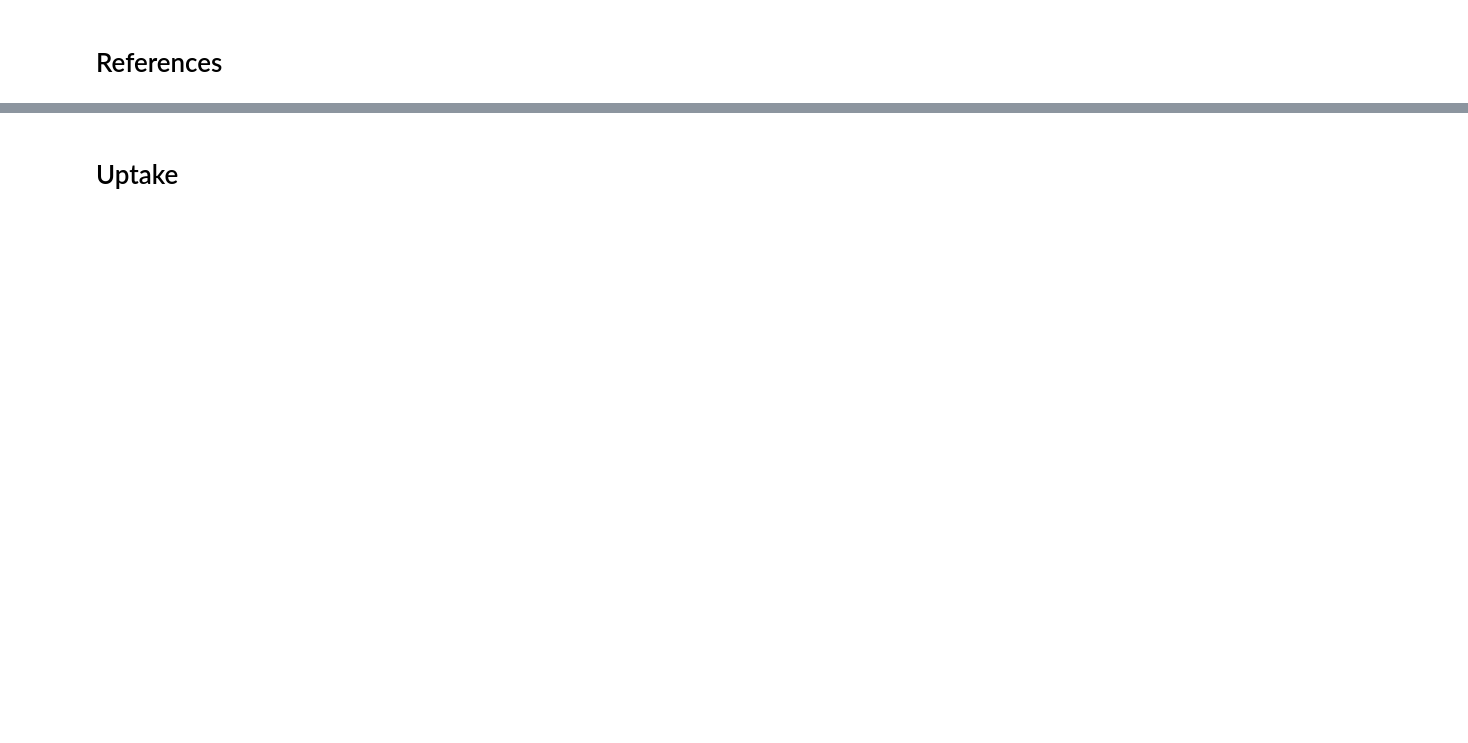
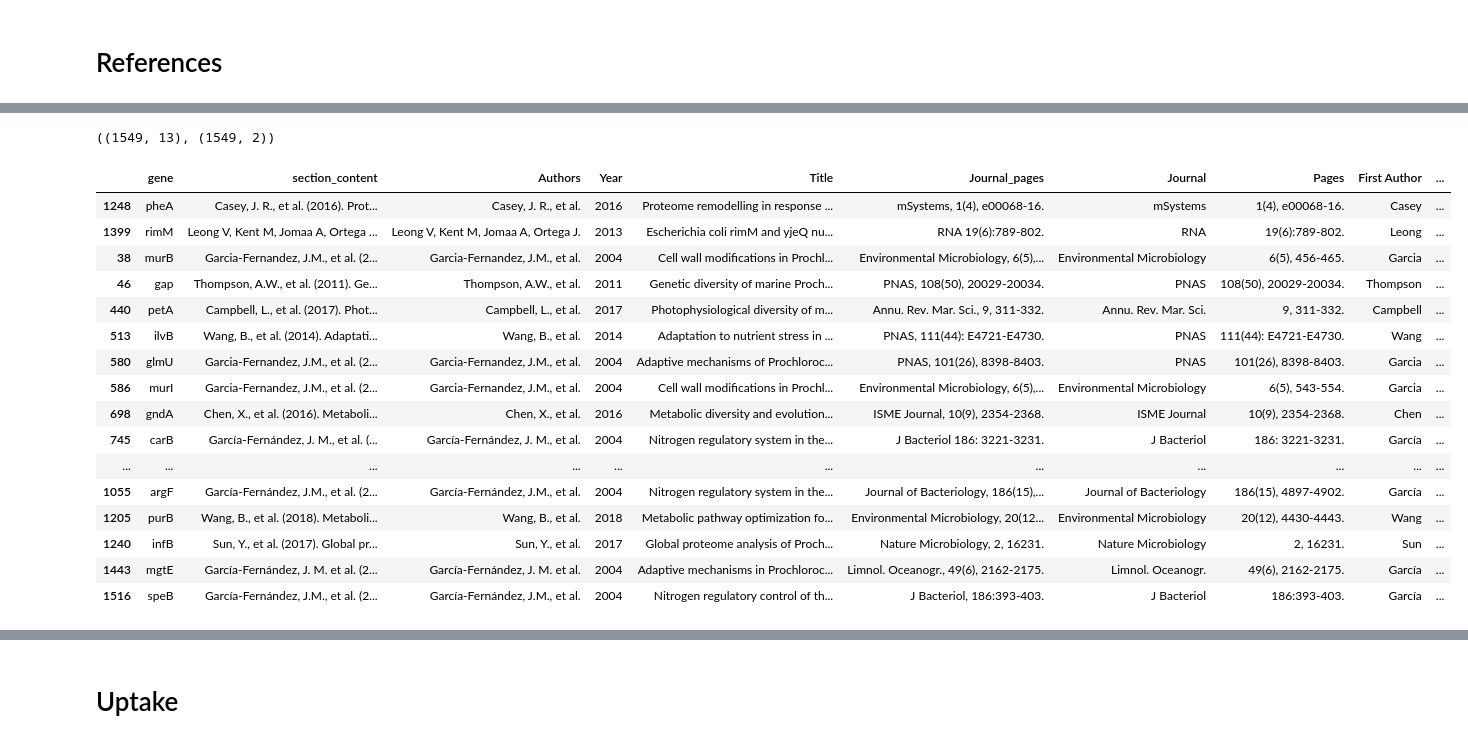
Before and after one commit to wosnat/llm_gene_expression, a Jupyter notebook: Review Paper 1 - single prompt/single prompt display.ipynb, the cells around one changed output, grey strips where cells are left out. Saved outputs shown, nothing was run; the diff lists cells and outputs as text; code cells hidden in the pictures; blank space fills up the shorter version.

```diff
--- a/Review Paper 1 - single prompt/single prompt display.ipynb
+++ b/Review Paper 1 - single prompt/single prompt display.ipynb
@@ -475,0 +409,37 @@ reference_df.drop_duplicates(subset='Title').head(40)
+# %%
+reference_list = reference_df.section_content.to_list()
+with open("reference_list_try1_1.txt", "w", encoding="utf-8") as file:
+    file.write('\n'.join([f'{i}. {v}\n' for i,v in enumerate(reference_list[:900], start=1)]))
+with open("reference_list_try1_2.txt", "w", encoding="utf-8") as file:
+    file.write('\n'.join([f'{i}. {v}\n' for i,v in enumerate(reference_list[900:], start=1)]))
+# %%
+def parse_crossref_entry(entry):
+    # Pattern to extract DOI if present
+    doi_pattern = r'https://doi.org/[^\s]+'
+    # Split entry into lines
+    lines = entry.strip().split('\n')
+
+    # Extract index and reference text
+    index_reference = lines[0]
+    index, reference = index_reference.split('. ', 1)
+
+    # Extract DOI if present
+    doi = np.NaN
+    if len(lines) > 1:
+        doi_line = lines[1].strip()
+        if doi_line.startswith('https://doi.org/'):
+            doi = doi_line
+    return dict(Reference=reference, doi=doi)
+
+def parse_crossref(fpath):
+    with open(fpath, "r", encoding="utf-8") as file:
+        crossref_text = file.read()
+        # Split the references into individual entries
+        entries = crossref_text.strip().split('\n \n')
+
+        return pd.DataFrame([parse_crossref_entry(entry) for entry in entries])
+crossref_res_df = pd.concat([
+    parse_crossref("reference_list_try1_crossref_1.txt"),
+    parse_crossref("reference_list_try1_crossref_2.txt"),
+], ignore_index=True)
+crossref_res_df
@@ -475,0 +460,2 @@ reference_df.drop_duplicates(subset='Title').head(40)
+# %%
+reference_df[['crossref reference', 'crossref DOI']] = crossref_res_df
@@ -476 +495,27 @@ reference_df.drop_duplicates(subset='Title').head(40)
+# %%
+reference_df.shape, crossref_res_df.shape
+# %% [output]
+((1549, 13), (1549, 2))
+# %%
+reference_df = reference_df.sort_values(by='crossref DOI')
+# %%
+reference_df.loc[reference_df.section_content.str.contains('strain')] #.section_content.unique()
+# %% [output]
+|  | gene | section_content | Authors | Year | Title | Journal_pages | Journal | Pages | First Author | ... |
+| 1248 | pheA | Casey, J. R., et al. (2016). Prot... | Casey, J. R., et al. | 2016 | Proteome remodelling in response ... | mSystems, 1(4), e00068-16. | mSystems | 1(4), e00068-16. | Casey | ... |
+| 1399 | rimM | Leong V, Kent M, Jomaa A, Ortega ... | Leong V, Kent M, Jomaa A, Ortega J. | 2013 | Escherichia coli rimM and yjeQ nu... | RNA 19(6):789-802. | RNA | 19(6):789-802. | Leong | ... |
+| 38 | murB | Garcia-Fernandez, J.M., et al. (2... | Garcia-Fernandez, J.M., et al. | 2004 | Cell wall modifications in Prochl... | Environmental Microbiology, 6(5),... | Environmental Microbiology | 6(5), 456-465. | Garcia | ... |
+| 46 | gap | Thompson, A.W., et al. (2011). Ge... | Thompson, A.W., et al. | 2011 | Genetic diversity of marine Proch... | PNAS, 108(50), 20029-20034. | PNAS | 108(50), 20029-20034. | Thompson | ... |
+| 440 | petA | Campbell, L., et al. (2017). Phot... | Campbell, L., et al. | 2017 | Photophysiological diversity of m... | Annu. Rev. Mar. Sci., 9, 311-332. | Annu. Rev. Mar. Sci. | 9, 311-332. | Campbell | ... |
+| 513 | ilvB | Wang, B., et al. (2014). Adaptati... | Wang, B., et al. | 2014 | Adaptation to nutrient stress in ... | PNAS, 111(44): E4721-E4730. | PNAS | 111(44): E4721-E4730. | Wang | ... |
+| 580 | glmU | Garcia-Fernandez, J.M., et al. (2... | Garcia-Fernandez, J.M., et al. | 2004 | Adaptive mechanisms of Prochloroc... | PNAS, 101(26), 8398-8403. | PNAS | 101(26), 8398-8403. | Garcia | ... |
+| 586 | murI | Garcia-Fernandez, J.M., et al. (2... | Garcia-Fernandez, J.M., et al. | 2004 | Cell wall modifications in Prochl... | Environmental Microbiology, 6(5),... | Environmental Microbiology | 6(5), 543-554. | Garcia | ... |
+| 698 | gndA | Chen, X., et al. (2016). Metaboli... | Chen, X., et al. | 2016 | Metabolic diversity and evolution... | ISME Journal, 10(9), 2354-2368. | ISME Journal | 10(9), 2354-2368. | Chen | ... |
+| 745 | carB | García-Fernández, J. M., et al. (... | García-Fernández, J. M., et al. | 2004 | Nitrogen regulatory system in the... | J Bacteriol 186: 3221-3231. | J Bacteriol | 186: 3221-3231. | García | ... |
+| ... | ... | ... | ... | ... | ... | ... | ... | ... | ... | ... |
+| 1055 | argF | García-Fernández, J.M., et al. (2... | García-Fernández, J.M., et al. | 2004 | Nitrogen regulatory system in the... | Journal of Bacteriology, 186(15),... | Journal of Bacteriology | 186(15), 4897-4902. | García | ... |
+| 1205 | purB | Wang, B., et al. (2018). Metaboli... | Wang, B., et al. | 2018 | Metabolic pathway optimization fo... | Environmental Microbiology, 20(12... | Environmental Microbiology | 20(12), 4430-4443. | Wang | ... |
+| 1240 | infB | Sun, Y., et al. (2017). Global pr... | Sun, Y., et al. | 2017 | Global proteome analysis of Proch... | Nature Microbiology, 2, 16231. | Nature Microbiology | 2, 16231. | Sun | ... |
+| 1443 | mgtE | García-Fernández, J. M. et al. (2... | García-Fernández, J. M. et al. | 2004 | Adaptive mechanisms in Prochloroc... | Limnol. Oceanogr., 49(6), 2162-2175. | Limnol. Oceanogr. | 49(6), 2162-2175. | García | ... |
+| 1516 | speB | García-Fernández, J.M., et al. (2... | García-Fernández, J.M., et al. | 2004 | Nitrogen regulatory control of th... | J Bacteriol, 186:393-403. | J Bacteriol | 186:393-403. | García | ... |
 # %%
```
Also changed, not shown: parts of 71 cells of this notebook, 6 other files.
